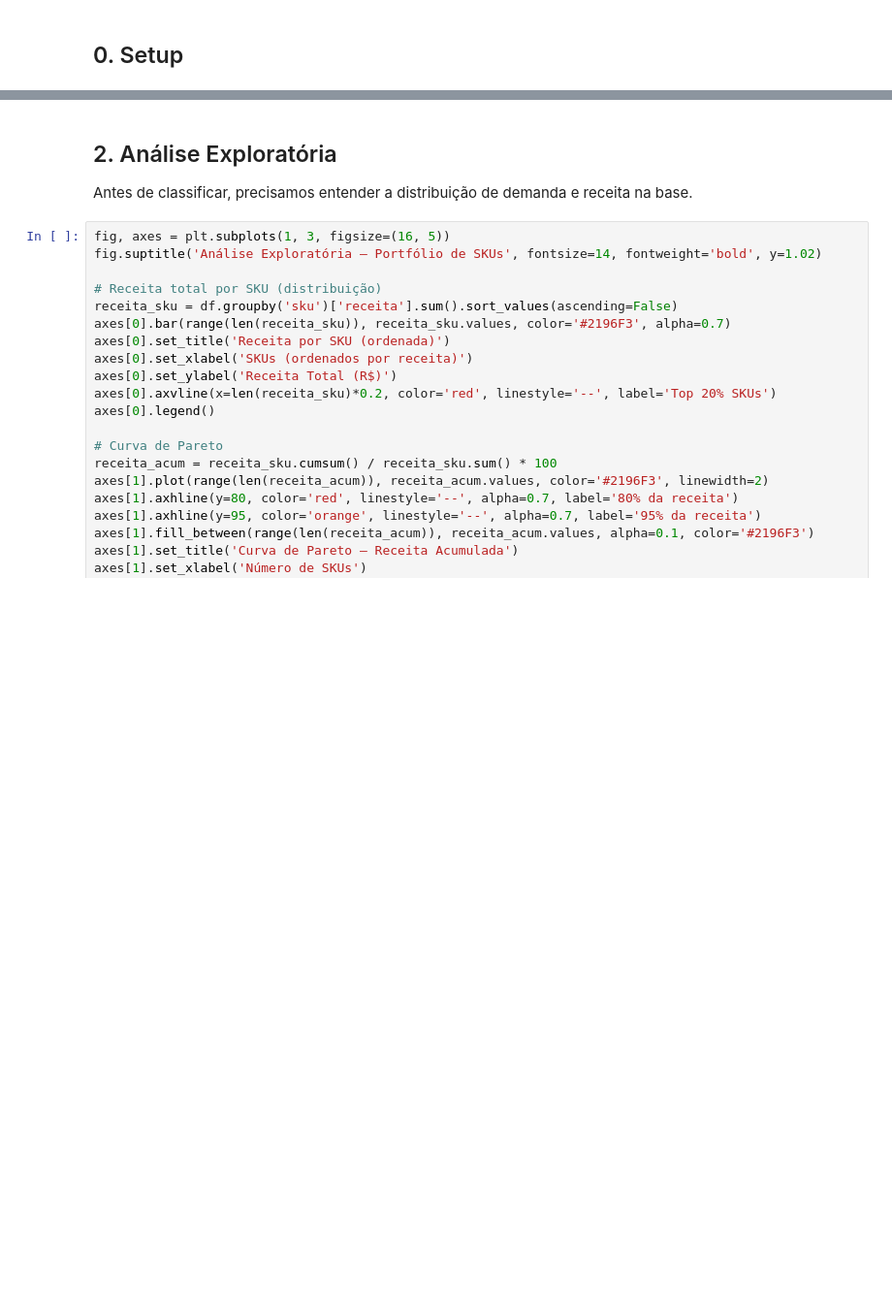
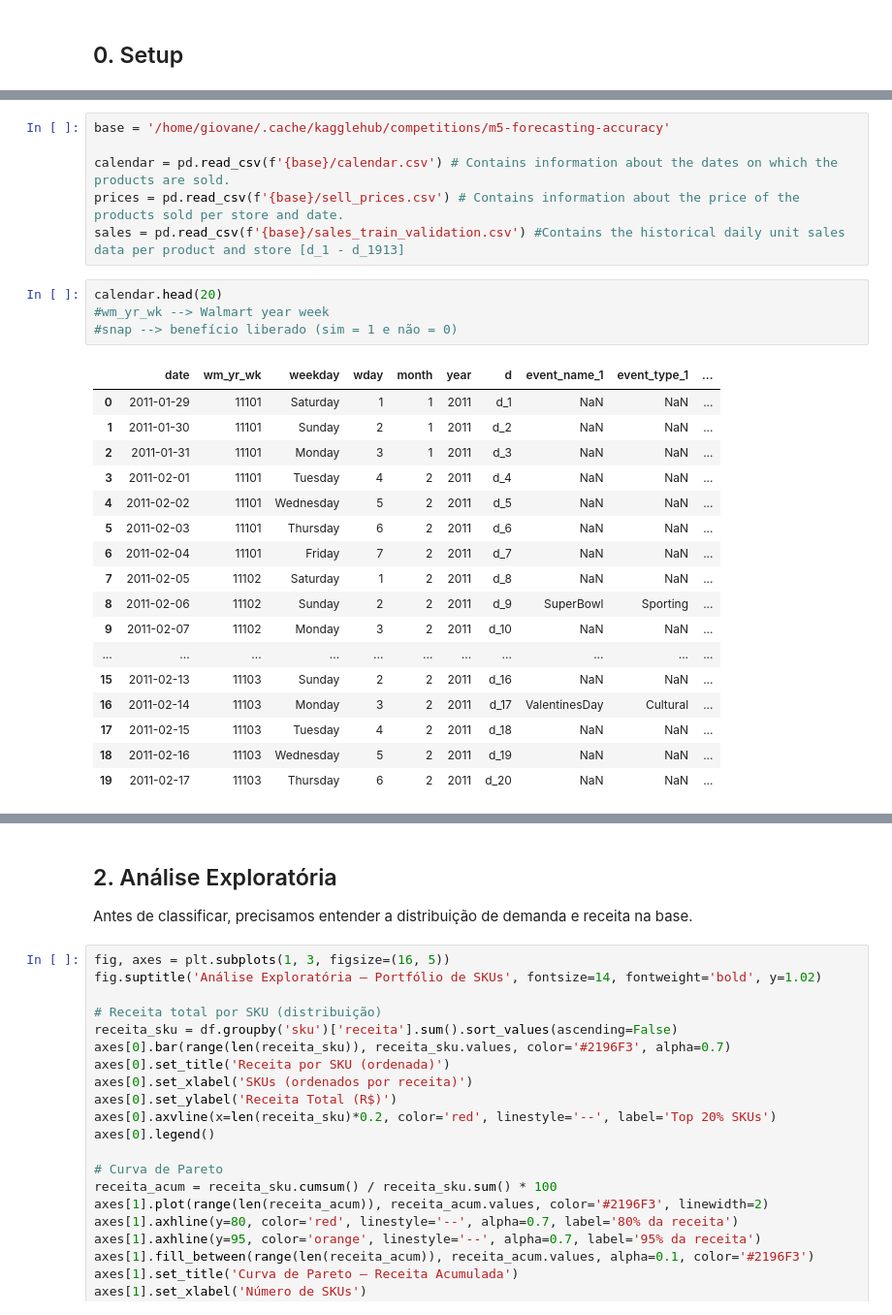
Before and after one commit to petrugeral/Real_world_DS_Stock, a Jupyter notebook: ep01_notebook.ipynb, the cells around one changed output, grey strips where cells are left out. Shown at 97% size. Cells and saved outputs as stored; diff of their text form; blank space fills up the shorter version.

Commit message:
tratando as bases

```diff
--- a/ep01_notebook.ipynb
+++ b/ep01_notebook.ipynb
@@ -121,0 +65,28 @@ df.head()
+# %%
+base = '/home/giovane/.cache/kagglehub/competitions/m5-forecasting-accuracy'
+
+calendar = pd.read_csv(f'{base}/calendar.csv') # Contains information about the dates on which the products are sold.
+prices = pd.read_csv(f'{base}/sell_prices.csv') # Contains information about the price of the products sold per store and date.
+sales = pd.read_csv(f'{base}/sales_train_validation.csv') #Contains the historical daily unit sales data per product and store [d_1 - d_1913]
+# %%
+calendar.head(20)
+#wm_yr_wk --> Walmart year week
+#snap --> benefício liberado (sim = 1 e não = 0)
+# %% [output]
+|  | date | wm_yr_wk | weekday | wday | month | year | d | event_name_1 | event_type_1 | ... |
+| 0 | 2011-01-29 | 11101 | Saturday | 1 | 1 | 2011 | d_1 | NaN | NaN | ... |
+| 1 | 2011-01-30 | 11101 | Sunday | 2 | 1 | 2011 | d_2 | NaN | NaN | ... |
+| 2 | 2011-01-31 | 11101 | Monday | 3 | 1 | 2011 | d_3 | NaN | NaN | ... |
+| 3 | 2011-02-01 | 11101 | Tuesday | 4 | 2 | 2011 | d_4 | NaN | NaN | ... |
+| 4 | 2011-02-02 | 11101 | Wednesday | 5 | 2 | 2011 | d_5 | NaN | NaN | ... |
+| 5 | 2011-02-03 | 11101 | Thursday | 6 | 2 | 2011 | d_6 | NaN | NaN | ... |
+| 6 | 2011-02-04 | 11101 | Friday | 7 | 2 | 2011 | d_7 | NaN | NaN | ... |
+| 7 | 2011-02-05 | 11102 | Saturday | 1 | 2 | 2011 | d_8 | NaN | NaN | ... |
+| 8 | 2011-02-06 | 11102 | Sunday | 2 | 2 | 2011 | d_9 | SuperBowl | Sporting | ... |
+| 9 | 2011-02-07 | 11102 | Monday | 3 | 2 | 2011 | d_10 | NaN | NaN | ... |
+| ... | ... | ... | ... | ... | ... | ... | ... | ... | ... | ... |
+| 15 | 2011-02-13 | 11103 | Sunday | 2 | 2 | 2011 | d_16 | NaN | NaN | ... |
+| 16 | 2011-02-14 | 11103 | Monday | 3 | 2 | 2011 | d_17 | ValentinesDay | Cultural | ... |
+| 17 | 2011-02-15 | 11103 | Tuesday | 4 | 2 | 2011 | d_18 | NaN | NaN | ... |
+| 18 | 2011-02-16 | 11103 | Wednesday | 5 | 2 | 2011 | d_19 | NaN | NaN | ... |
+| 19 | 2011-02-17 | 11103 | Thursday | 6 | 2 | 2011 | d_20 | NaN | NaN | ... |
```
Also changed, not shown: parts of 13 cells of this notebook.
